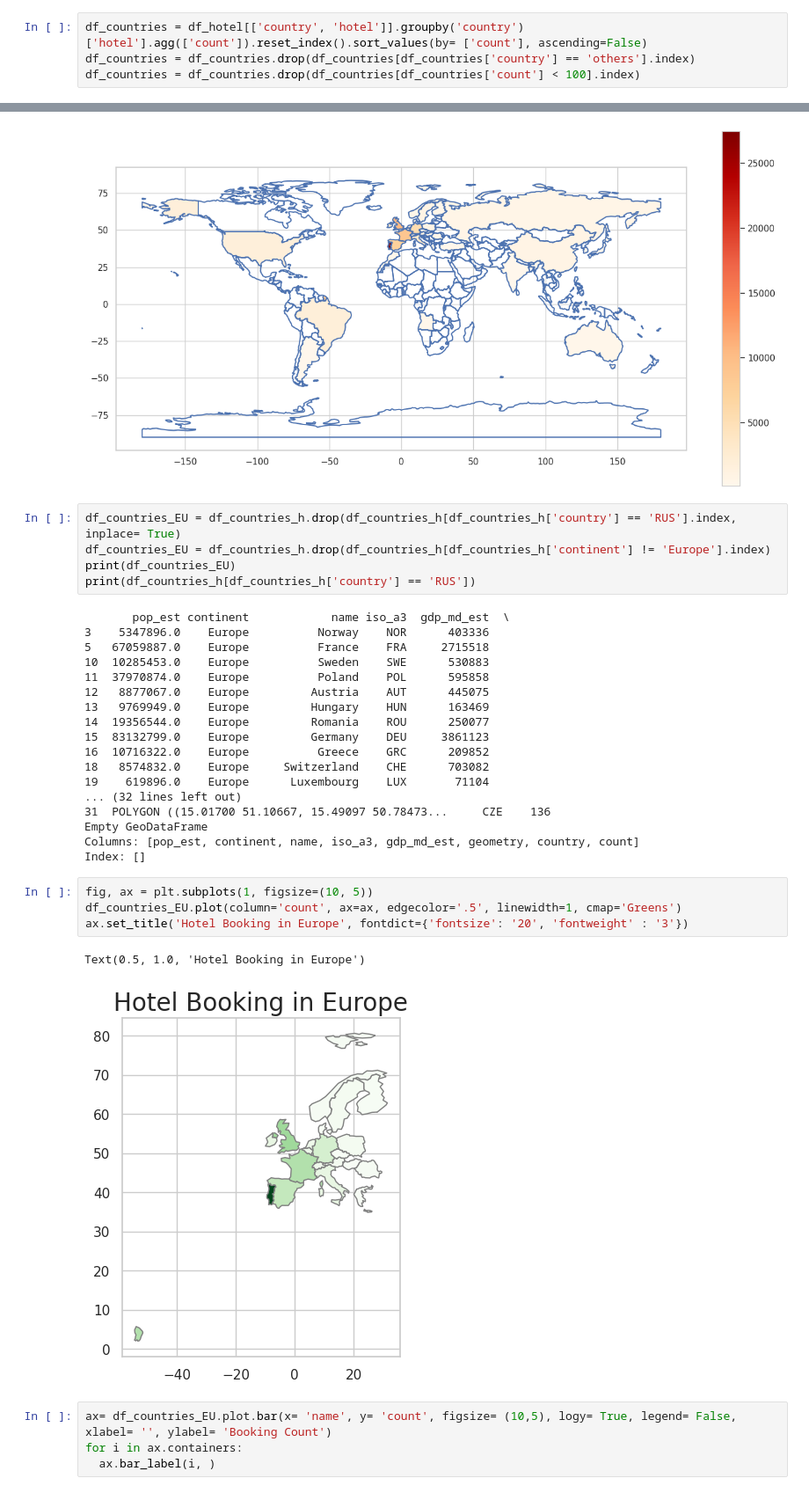
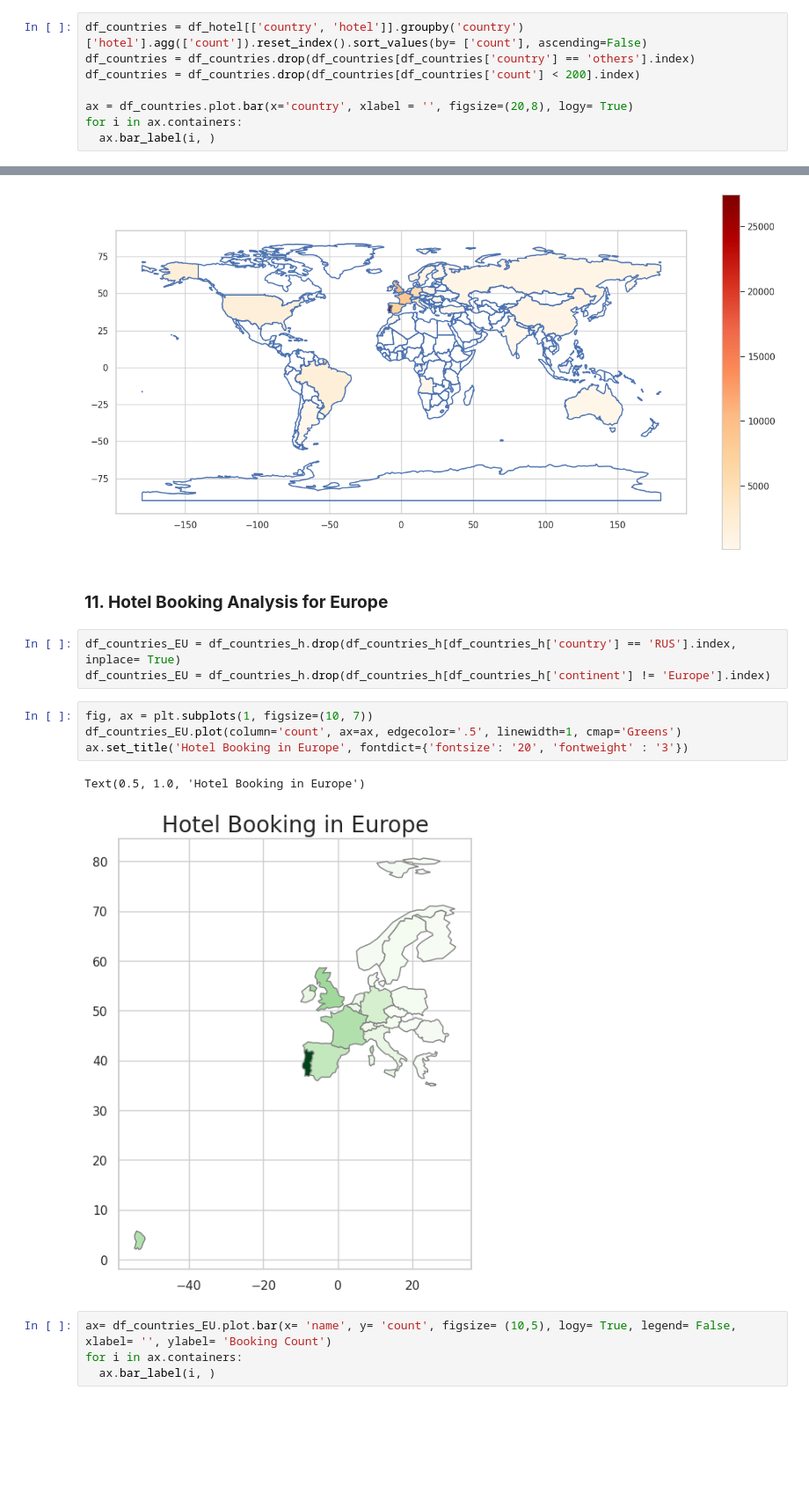
Before and after one commit to jamal-faisal/EDA_Hotel, a Jupyter notebook: EDA_Hotel_Booking.ipynb, the cells around one changed output, grey strips where cells are left out. Shown at 88% size. Drawn from its saved outputs; the diff is of its cells as text; blank space fills up the shorter version.

Commit message:
Added text (questions) over visualization charts

```diff
--- a/EDA_Hotel_Booking.ipynb
+++ b/EDA_Hotel_Booking.ipynb
@@ -575,4 +588,8 @@ figure.tight_layout()
 # %%
 df_countries = df_hotel[['country', 'hotel']].groupby('country')['hotel'].agg(['count']).reset_index().sort_values(by= ['count'], ascending=False)
 df_countries = df_countries.drop(df_countries[df_countries['country'] == 'others'].index)
-df_countries = df_countries.drop(df_countries[df_countries['count'] < 100].index)
+df_countries = df_countries.drop(df_countries[df_countries['count'] < 200].index)
+
+ax = df_countries.plot.bar(x='country', xlabel = '', figsize=(20,8), logy= True)
+for i in ax.containers:
+  ax.bar_label(i, )
@@ -598,36 +607,18 @@ df_countries_h.plot(column="count", ax=ax, cmap='OrRd',legend=True)
 # %% [output]
 <Axes: >
 [figure]
+# %% [markdown]
+### **11. Hotel Booking Analysis for Europe**
 # %%
 df_countries_EU = df_countries_h.drop(df_countries_h[df_countries_h['country'] == 'RUS'].index, inplace= True)
 df_countries_EU = df_countries_h.drop(df_countries_h[df_countries_h['continent'] != 'Europe'].index)
-print(df_countries_EU)
-print(df_countries_h[df_countries_h['country'] == 'RUS'])
-# %% [output]
-       pop_est continent            name iso_a3  gdp_md_est  \
-3    5347896.0    Europe          Norway    NOR      403336
-5   67059887.0    Europe          France    FRA     2715518
-10  10285453.0    Europe          Sweden    SWE      530883
-11  37970874.0    Europe          Poland    POL      595858
-12   8877067.0    Europe         Austria    AUT      445075
-13   9769949.0    Europe         Hungary    HUN      163469
-14  19356544.0    Europe         Romania    ROU      250077
-15  83132799.0    Europe         Germany    DEU     3861123
-16  10716322.0    Europe          Greece    GRC      209852
-18   8574832.0    Europe     Switzerland    CHE      703082
-19    619896.0    Europe      Luxembourg    LUX       71104
-... (32 lines left out)
-31  POLYGON ((15.01700 51.10667, 15.49097 50.78473...     CZE    136
-Empty GeoDataFrame
-Columns: [pop_est, continent, name, iso_a3, gdp_md_est, geometry, country, count]
-Index: []
 # %%
-fig, ax = plt.subplots(1, figsize=(10, 5))
+fig, ax = plt.subplots(1, figsize=(10, 7))
 df_countries_EU.plot(column='count', ax=ax, edgecolor='.5', linewidth=1, cmap='Greens')
 ax.set_title('Hotel Booking in Europe', fontdict={'fontsize': '20', 'fontweight' : '3'})
 # %% [output]
 Text(0.5, 1.0, 'Hotel Booking in Europe')
-[figure, old version]
+[figure, new version]
 # %%
 ax= df_countries_EU.plot.bar(x= 'name', y= 'count', figsize= (10,5), logy= True, legend= False, xlabel= '', ylabel= 'Booking Count')
 for i in ax.containers:
```
Also changed, not shown: parts of 19 cells of this notebook.
